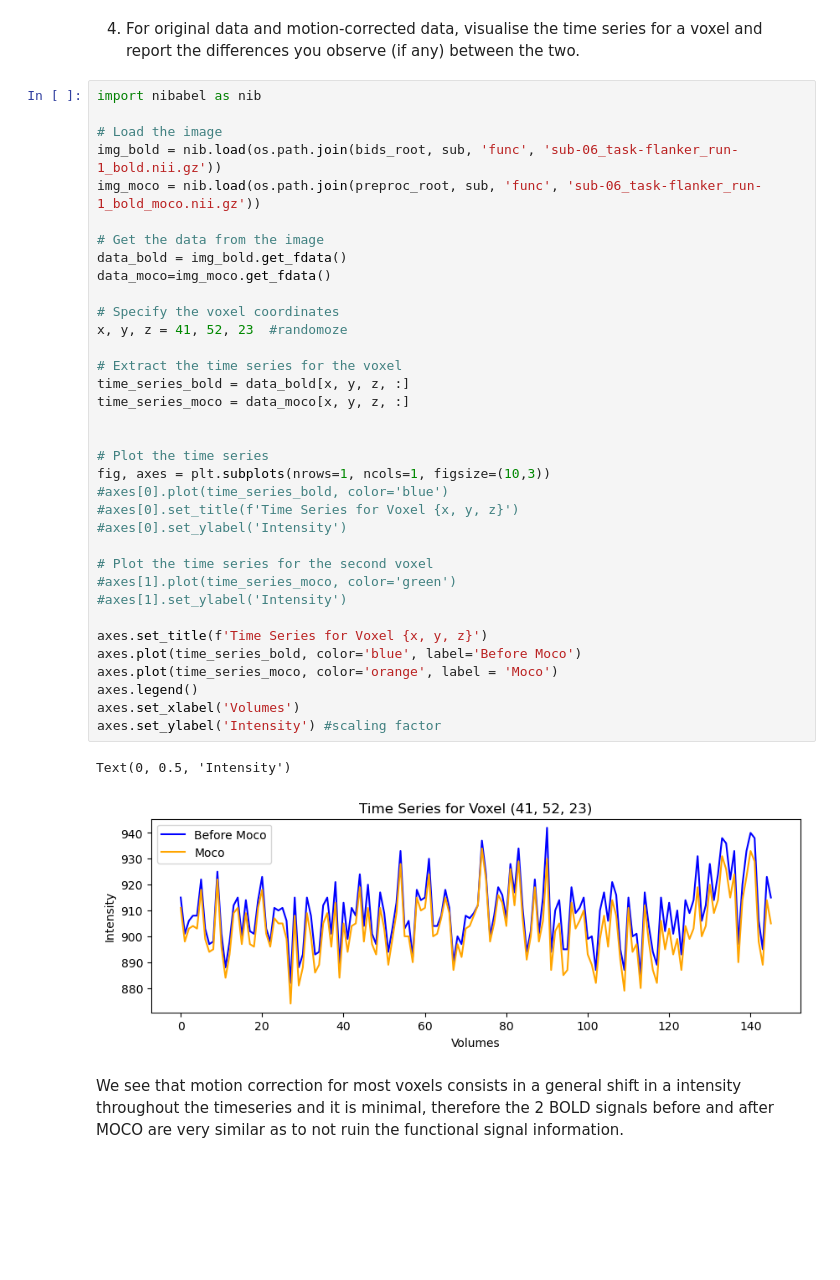
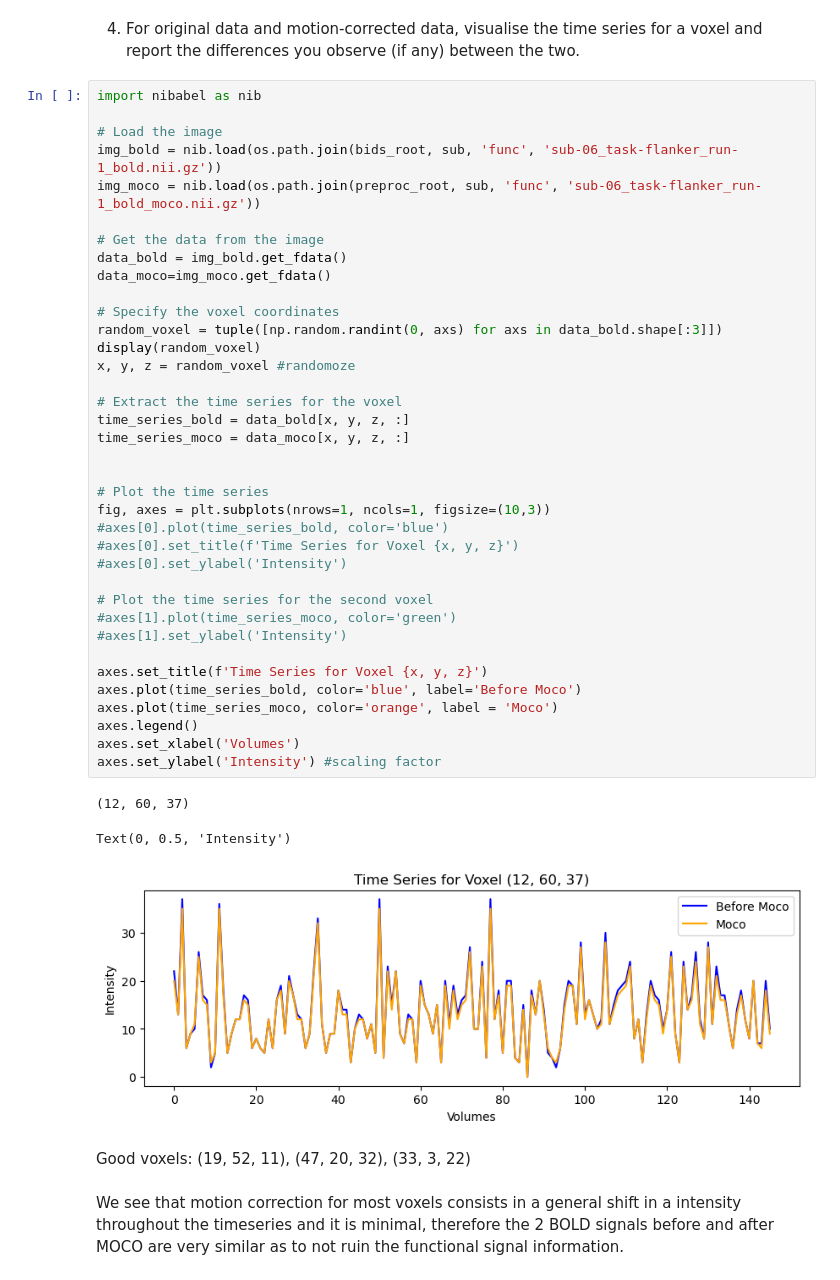
Before and after one commit to Pingsheng-Kevin/NSSP_Mini1, a Jupyter notebook: lgr.ipynb, the cells around one changed output. Drawn from its saved outputs; the diff is of its cells as text; blank space fills up the shorter version.

```diff
--- a/lgr.ipynb
+++ b/lgr.ipynb
@@ -431,36 +429,41 @@ img_bold = nib.load(os.path.join(bids_root, sub, 'func', 'sub-06_task-flanker_ru
 img_moco = nib.load(os.path.join(preproc_root, sub, 'func', 'sub-06_task-flanker_run-1_bold_moco.nii.gz'))
 
 # Get the data from the image
 data_bold = img_bold.get_fdata()
 data_moco=img_moco.get_fdata()
 
 # Specify the voxel coordinates
-x, y, z = 41, 52, 23  #randomoze
+random_voxel = tuple([np.random.randint(0, axs) for axs in data_bold.shape[:3]])
+display(random_voxel)
+x, y, z = random_voxel #randomoze
 
 # Extract the time series for the voxel
 time_series_bold = data_bold[x, y, z, :]
 time_series_moco = data_moco[x, y, z, :]
 
 
 # Plot the time series
 fig, axes = plt.subplots(nrows=1, ncols=1, figsize=(10,3))
 #axes[0].plot(time_series_bold, color='blue')
 #axes[0].set_title(f'Time Series for Voxel {x, y, z}')
 #axes[0].set_ylabel('Intensity')
 
 # Plot the time series for the second voxel
 #axes[1].plot(time_series_moco, color='green')
 #axes[1].set_ylabel('Intensity')
 
 axes.set_title(f'Time Series for Voxel {x, y, z}')
 axes.plot(time_series_bold, color='blue', label='Before Moco')
 axes.plot(time_series_moco, color='orange', label = 'Moco')
 axes.legend()
 axes.set_xlabel('Volumes')
 axes.set_ylabel('Intensity') #scaling factor
 # %% [output]
-Text(0, 0.5, 'Intensity')
+(12, 60, 37)
+Text(0, 0.5, 'Intensity')
-[figure, old version]
+[figure, new version]
+# %% [markdown]
+Good voxels: (19, 52, 11), (47, 20, 32), (33, 3, 22)
 # %% [markdown]
 We see that motion correction for most voxels consists in a general shift in a intensity throughout the timeseries and it is minimal, therefore the 2 BOLD signals before and after MOCO are very similar as to not ruin the functional signal information.
 # %% [markdown]
```
Also changed, not shown: parts of 10 cells of this notebook.
